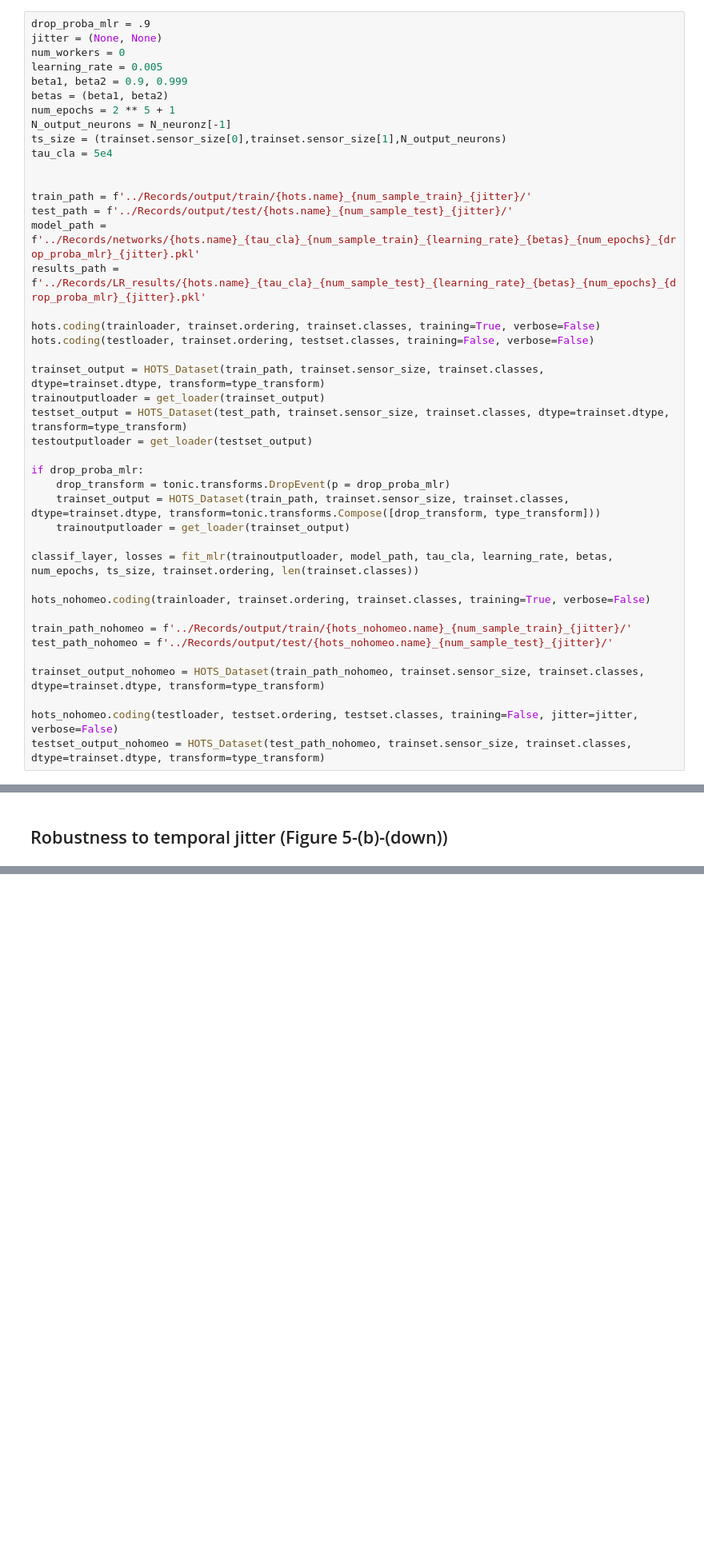
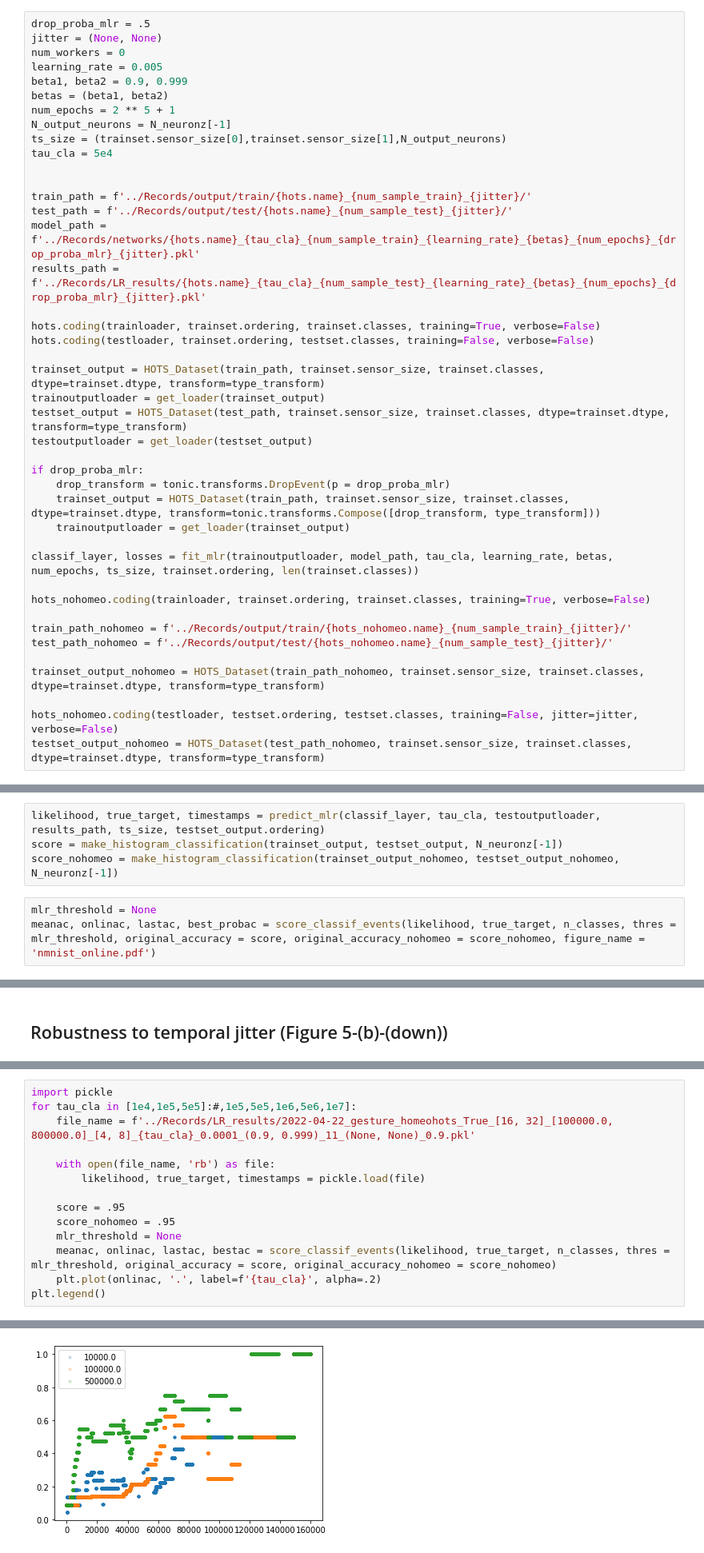
Before and after one commit to AntoineGrimaldi/hotsline, a Jupyter notebook: notebooks/RESULTS_NMNIST.ipynb, the cells around one changed output, grey strips where cells are left out. Shown at 80% size. Saved outputs shown, nothing was run; the diff lists cells and outputs as text; blank space fills up the shorter version.

```diff
--- a/notebooks/RESULTS_NMNIST.ipynb
+++ b/notebooks/RESULTS_NMNIST.ipynb
@@ -82,7 +84,7 @@ hots_nohomeo.plotlayers();
 # %% [markdown]
 ## Training of the classification layer
 # %%
-drop_proba_mlr = .9
+drop_proba_mlr = .5
 jitter = (None, None)
 num_workers = 0
 learning_rate = 0.005
@@ -135,2 +130,9 @@ meanac, onlinac, lastac, best_probac = score_classif_events(likelihood, true_tar
+# %%
+likelihood, true_target, timestamps = predict_mlr(classif_layer, tau_cla, testoutputloader, results_path, ts_size, testset_output.ordering)
+score = make_histogram_classification(trainset_output, testset_output, N_neuronz[-1])
+score_nohomeo = make_histogram_classification(trainset_output_nohomeo, testset_output_nohomeo, N_neuronz[-1])
+# %%
+mlr_threshold = None
+meanac, onlinac, lastac, best_probac = score_classif_events(likelihood, true_target, n_classes, thres = mlr_threshold, original_accuracy = score, original_accuracy_nohomeo = score_nohomeo, figure_name = 'nmnist_online.pdf')
 # %% [raw]
 plt.plot(onlinac)
@@ -221,3 +202,18 @@ hots_nohomeo.name = initial_name_nohomeo
 standard_temporal_jitter_min = 3
 standard_temporal_jitter_max = 7
 apply_jitter(standard_temporal_jitter_min, standard_temporal_jitter_max, 'temporal', hots, hots_nohomeo, classif_layer, tau_cla, dataset_name, trainset_output_jitter, trainset_output_nohomeo, learning_rate ,betas ,num_epochs, filtering_threshold = filtering_threshold, kfold = kfold_jitter, nb_trials = nb_trials, nb_points = nb_points, mlr_threshold = mlr_threshold, fitting = True, verbose = True);
+# %%
+import pickle
+for tau_cla in [1e4,1e5,5e5]:#,1e5,5e5,1e6,5e6,1e7]:
+    file_name = f'../Records/LR_results/2022-04-22_gesture_homeohots_True_[16, 32]_[100000.0, 800000.0]_[4, 8]_{tau_cla}_0.0001_(0.9, 0.999)_11_(None, None)_0.9.pkl'
+
+    with open(file_name, 'rb') as file:
+        likelihood, true_target, timestamps = pickle.load(file)
+
+    score = .95
+    score_nohomeo = .95
+    mlr_threshold = None
+    meanac, onlinac, lastac, bestac = score_classif_events(likelihood, true_target, n_classes, thres = mlr_threshold, original_accuracy = score, original_accuracy_nohomeo = score_nohomeo)
+    plt.plot(onlinac, '.', label=f'{tau_cla}', alpha=.2)
+plt.legend()
+# %% [output]
@@ -223,0 +236 @@ apply_jitter(standard_temporal_jitter_min, standard_temporal_jitter_max, 'tempor
+[figure, added]
```
Also changed, not shown: parts of 14 cells of this notebook, 3 other files.
